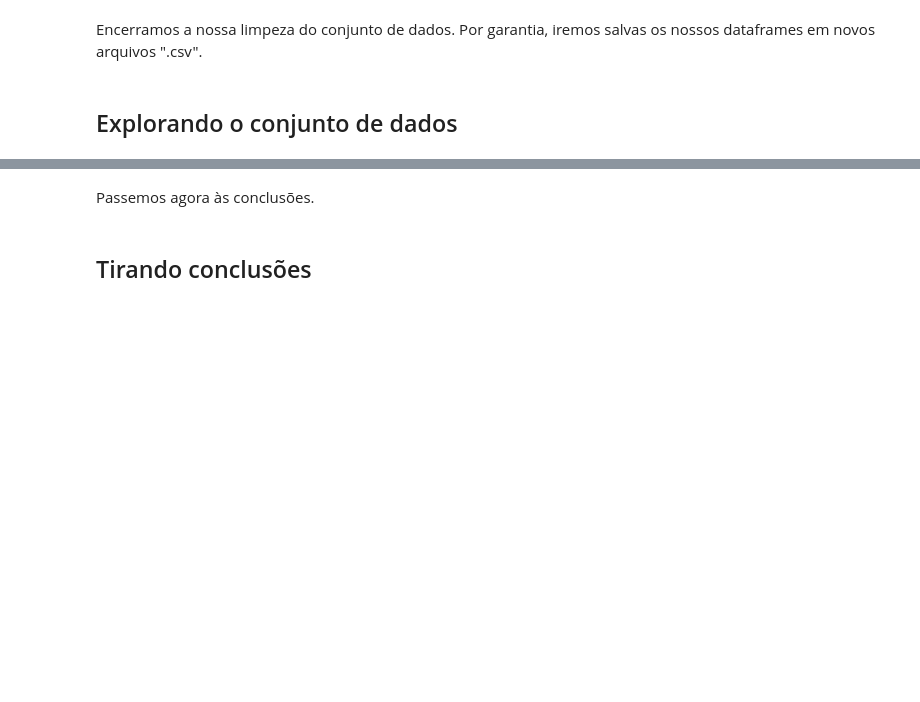
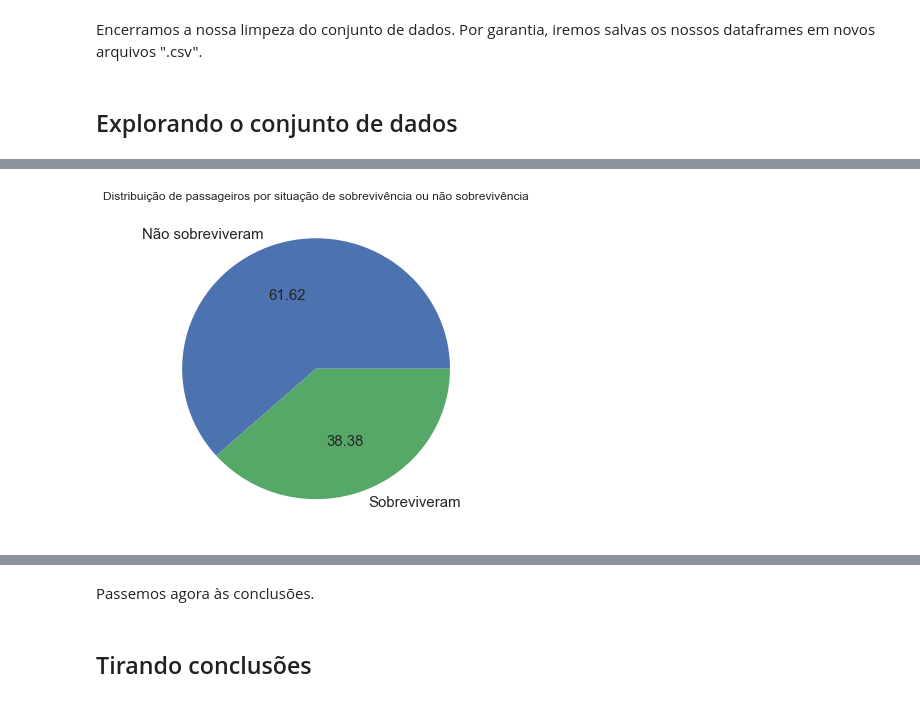
Before and after one commit to nadson12/Projeto_Titanic, a Jupyter notebook: titanic.ipynb, the cells around one changed output, grey strips where cells are left out. Drawn from its saved outputs; the diff is of its cells as text; code cells hidden in the pictures; blank space fills up the shorter version.

```diff
--- a/titanic.ipynb
+++ b/titanic.ipynb
@@ -271,0 +418,4 @@ Quanto à variável idade, deixaremos para tratar dela mais a frente, por meio d
+# %%
+plot_count(df, "Survived", "pie")
+# %% [output]
+[figure, added]
```
Also changed, not shown: parts of 197 cells of this notebook, 1 other file.
